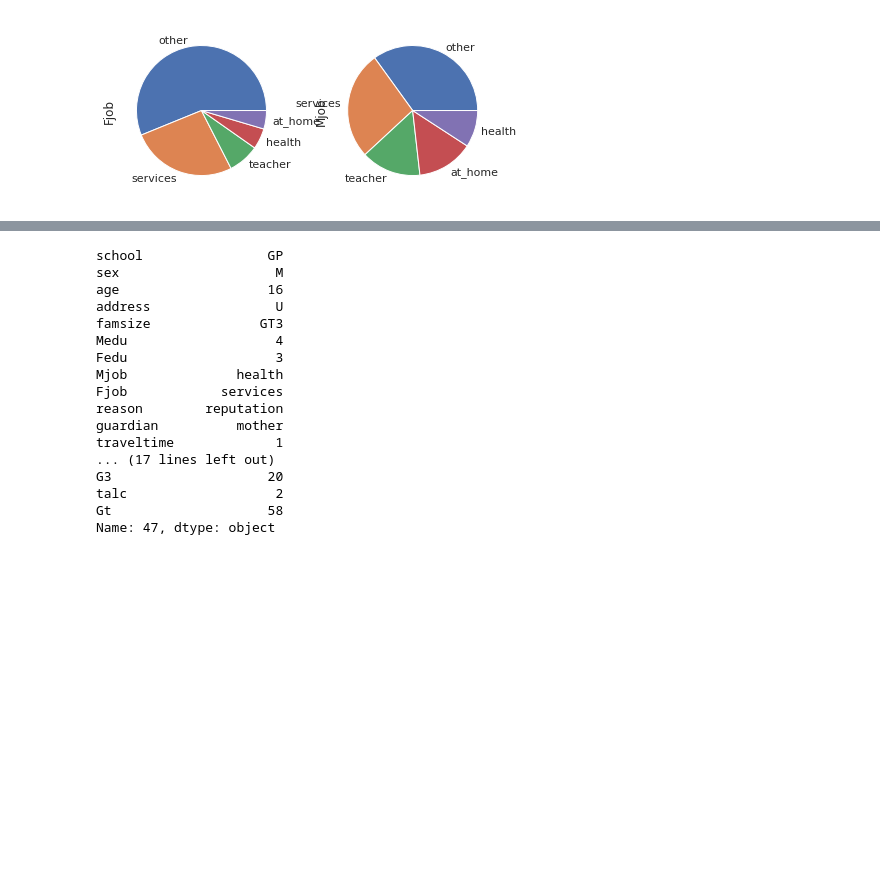
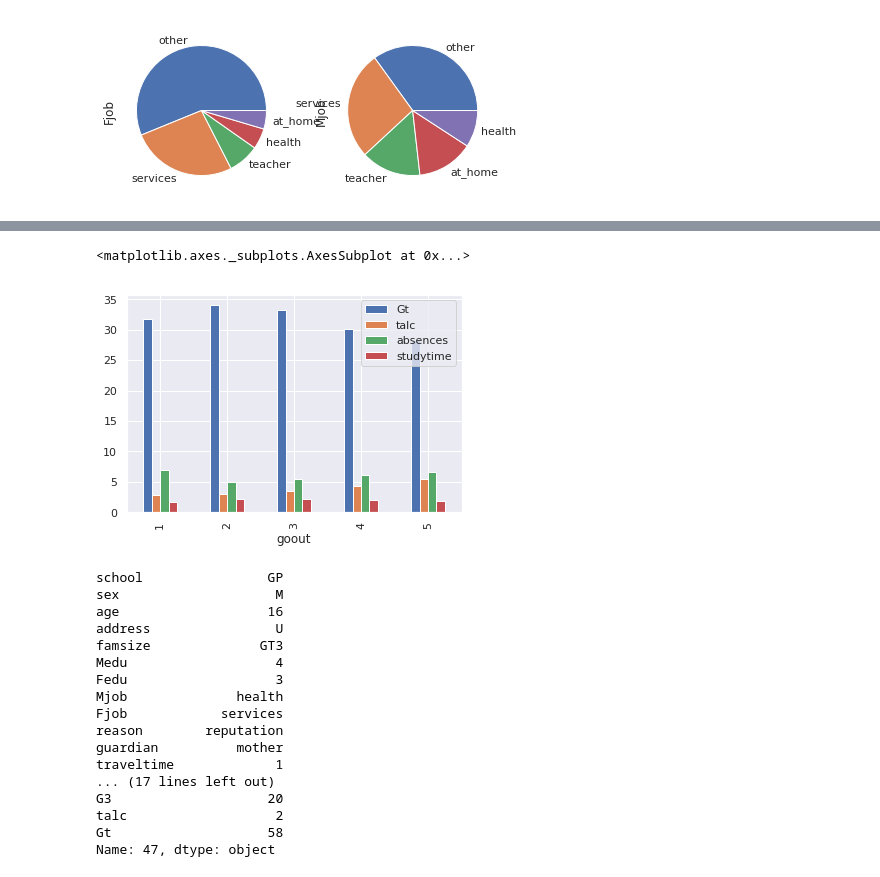
Before and after one commit to Learnlearningplatform/Student_analysis, a Jupyter notebook: project1.ipynb, the cells around one changed output, grey strips where cells are left out. Saved outputs shown, nothing was run; the diff lists cells and outputs as text; code cells hidden in the pictures; blank space fills up the shorter version.

```diff
--- a/project1.ipynb
+++ b/project1.ipynb
@@ -443,3 +454,10 @@ n.plot.pie(ax=axs[1])
+# %%
+x=df.groupby('goout')['Gt','talc','absences','studytime'].mean()
+x.plot.bar()
+#students who go out more have less grade,consume more alcohol and also spend less time on study
+# %% [output]
+<matplotlib.axes._subplots.AxesSubplot at 0x...>
+[figure, added]
 # %%
 x=df['Gt'].idxmax()
 df.iloc[x]
```
Also changed, not shown: parts of 4 cells of this notebook.
